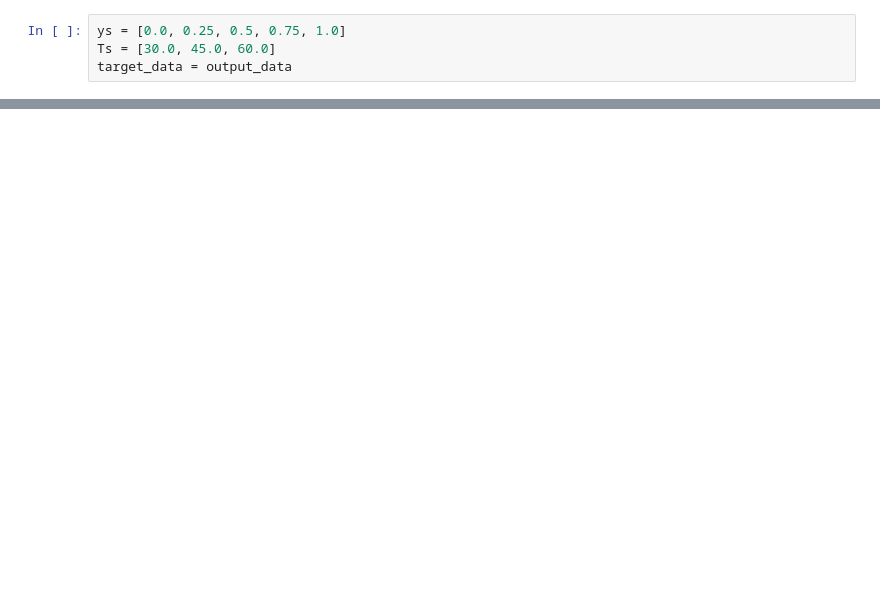
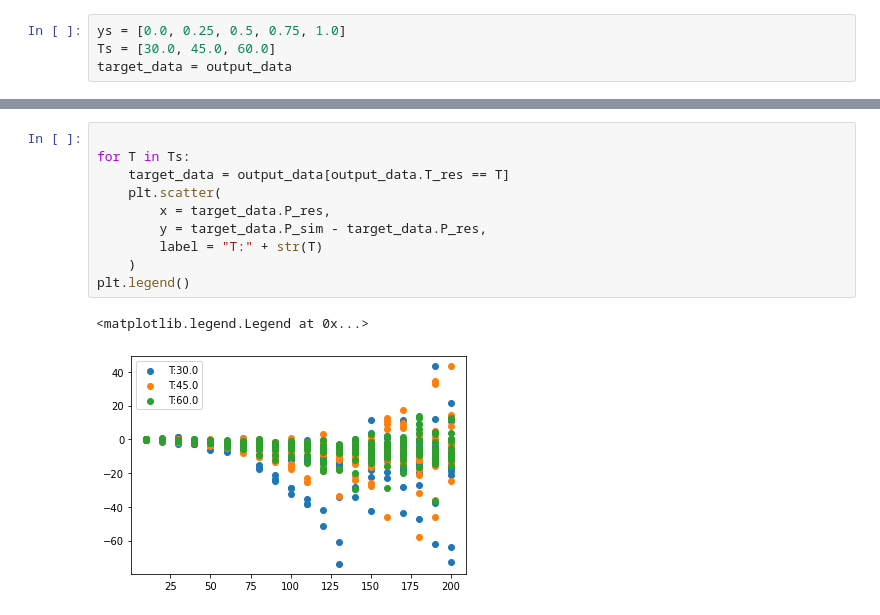
Before and after one commit to lehmkudc/gcmc-thesis, a Jupyter notebook: only_script/ex2_analysis.ipynb, the cells around one changed output, grey strips where cells are left out. Saved outputs shown, nothing was run; the diff lists cells and outputs as text; blank space fills up the shorter version.

```diff
--- a/only_script/ex2_analysis.ipynb
+++ b/only_script/ex2_analysis.ipynb
@@ -81,0 +94,13 @@ plt.legend()
+# %%
+
+for T in Ts:
+    target_data = output_data[output_data.T_res == T]
+    plt.scatter(
+        x = target_data.P_res,
+        y = target_data.P_sim - target_data.P_res,
+        label = "T:" + str(T)
+    )
+plt.legend()
+# %% [output]
+<matplotlib.legend.Legend at 0x...>
+[figure, added]
```
Also changed, not shown: parts of 10 cells of this notebook, 8 other files.
